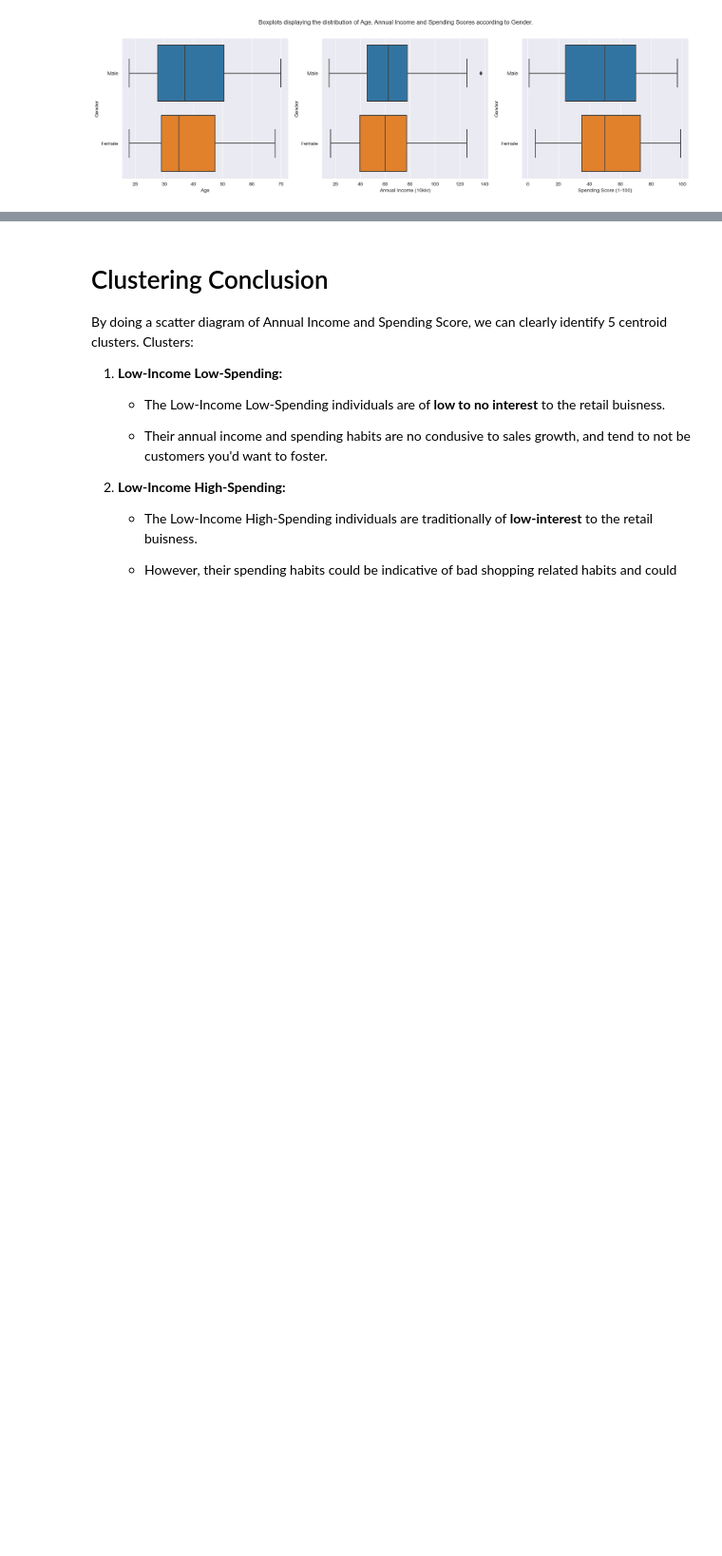
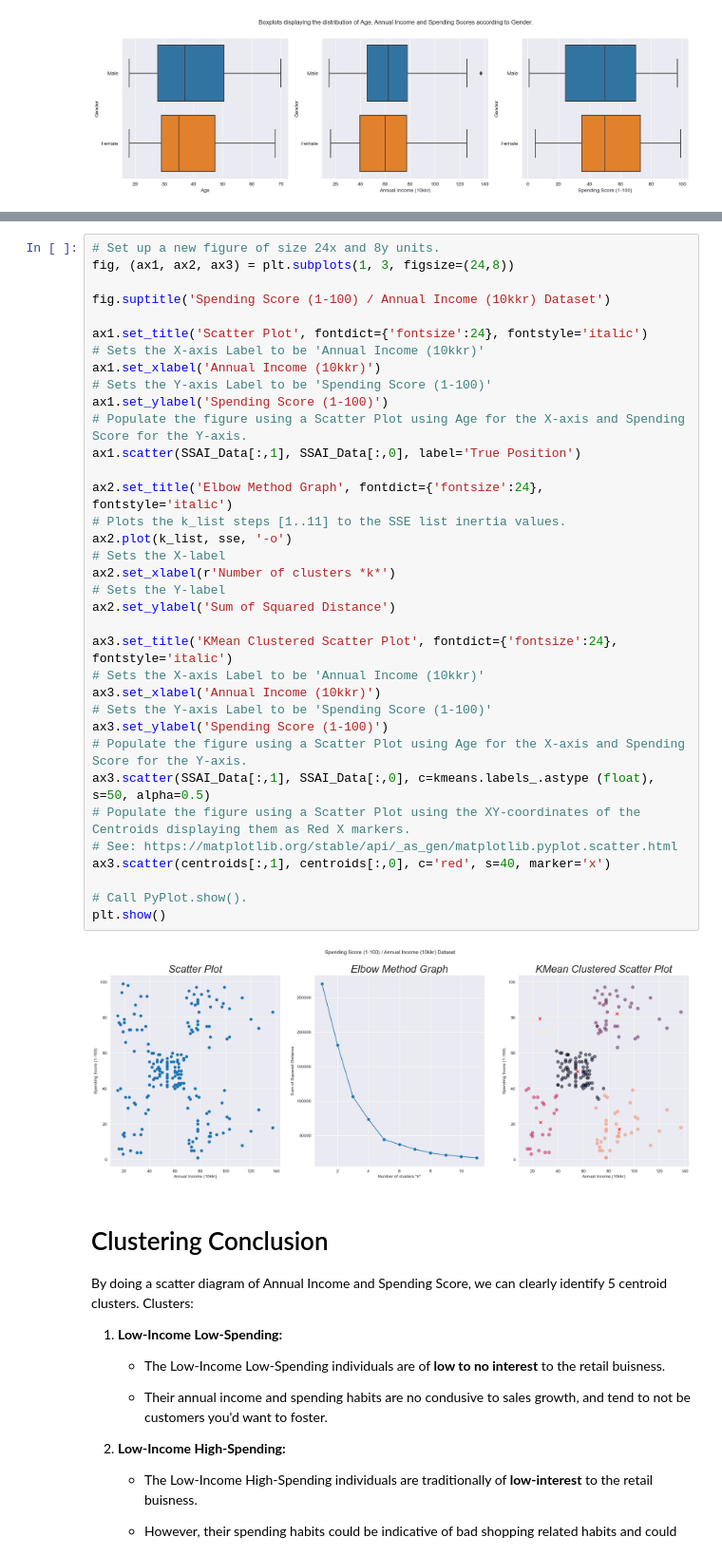
Before and after one commit to Academic-Inquisition/AI-Projekt, a Jupyter notebook: Labb 1/Labb_1_K_Mean.ipynb, the cells around one changed output, grey strips where cells are left out. Shown at 95% size. Cells and saved outputs as stored; diff of their text form; blank space fills up the shorter version.

```diff
--- a/Labb 1/Labb_1_K_Mean.ipynb
+++ b/Labb 1/Labb_1_K_Mean.ipynb
@@ -171,3 +86,40 @@ plt.show()
+# %%
+# Set up a new figure of size 24x and 8y units.
+fig, (ax1, ax2, ax3) = plt.subplots(1, 3, figsize=(24,8))
+
+fig.suptitle('Spending Score (1-100) / Annual Income (10kkr) Dataset')
+
+ax1.set_title('Scatter Plot', fontdict={'fontsize':24}, fontstyle='italic')
+# Sets the X-axis Label to be 'Annual Income (10kkr)'
+ax1.set_xlabel('Annual Income (10kkr)')
+# Sets the Y-axis Label to be 'Spending Score (1-100)'
+ax1.set_ylabel('Spending Score (1-100)')
+# Populate the figure using a Scatter Plot using Age for the X-axis and Spending Score for the Y-axis.
+ax1.scatter(SSAI_Data[:,1], SSAI_Data[:,0], label='True Position')
+
+ax2.set_title('Elbow Method Graph', fontdict={'fontsize':24}, fontstyle='italic')
+# Plots the k_list steps [1..11] to the SSE list inertia values.
+ax2.plot(k_list, sse, '-o')
+# Sets the X-label
+ax2.set_xlabel(r'Number of clusters *k*')
+# Sets the Y-label
+ax2.set_ylabel('Sum of Squared Distance')
+
+ax3.set_title('KMean Clustered Scatter Plot', fontdict={'fontsize':24}, fontstyle='italic')
+# Sets the X-axis Label to be 'Annual Income (10kkr)'
+ax3.set_xlabel('Annual Income (10kkr)')
+# Sets the Y-axis Label to be 'Spending Score (1-100)'
+ax3.set_ylabel('Spending Score (1-100)')
+# Populate the figure using a Scatter Plot using Age for the X-axis and Spending Score for the Y-axis.
+ax3.scatter(SSAI_Data[:,1], SSAI_Data[:,0], c=kmeans.labels_.astype (float), s=50, alpha=0.5)
+# Populate the figure using a Scatter Plot using the XY-coordinates of the Centroids displaying them as Red X markers.
+# See: https://matplotlib.org/stable/api/_as_gen/matplotlib.pyplot.scatter.html
+ax3.scatter(centroids[:,1], centroids[:,0], c='red', s=40, marker='x')
+
+# Call PyPlot.show().
+plt.show()
+# %% [output]
+[figure, added]
 # %% [markdown]
 # Clustering Conclusion
 
```
Also changed, not shown: parts of 11 cells of this notebook, 1 other file.
